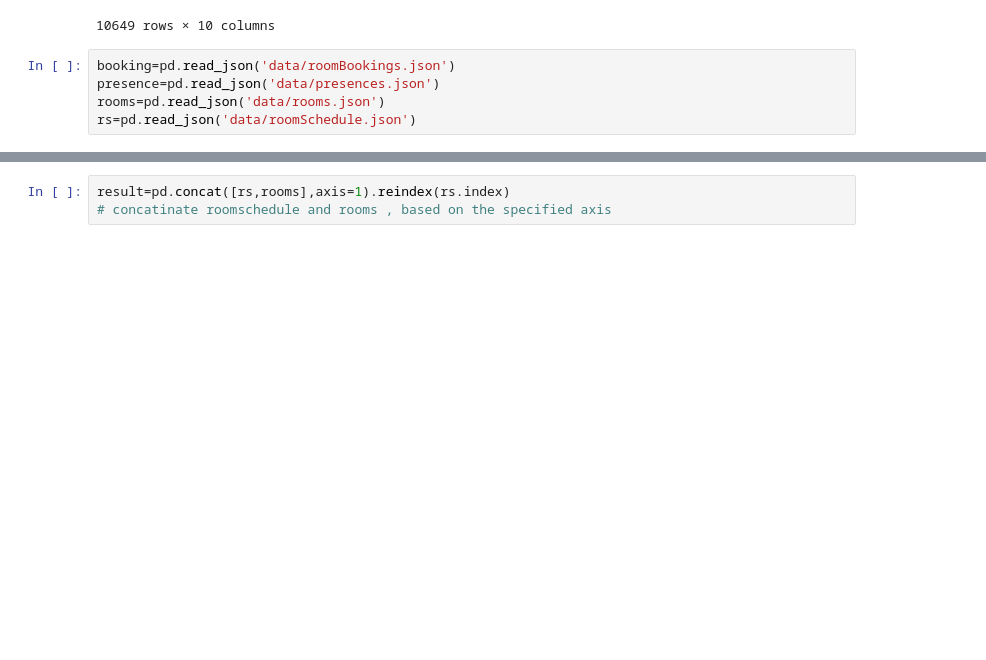
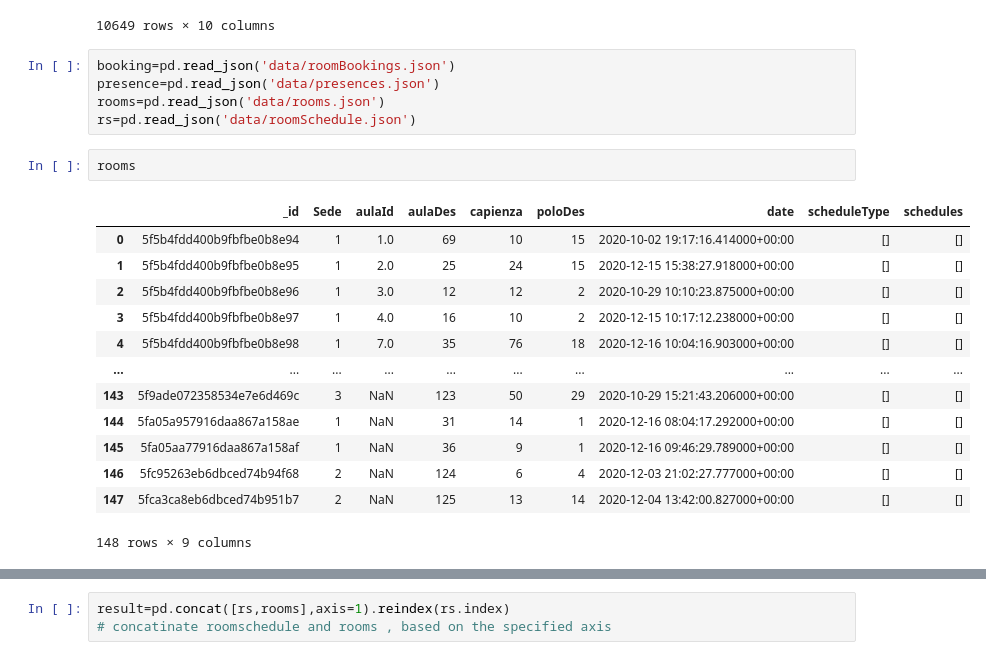
Before and after one commit to NiiColeman/DataAnalytics, a Jupyter notebook: DataCleaning.ipynb, the cells around one changed output, grey strips where cells are left out. Drawn from its saved outputs; the diff is of its cells as text; blank space fills up the shorter version.

```diff
--- a/DataCleaning.ipynb
+++ b/DataCleaning.ipynb
@@ -111,3 +112,19 @@ booking=pd.read_json('data/roomBookings.json')
 presence=pd.read_json('data/presences.json')
 rooms=pd.read_json('data/rooms.json')
 rs=pd.read_json('data/roomSchedule.json')
+# %%
+rooms
+# %% [output]
+|  | _id | Sede | aulaId | aulaDes | capienza | poloDes | date | scheduleType | schedules |
+| 0 | 5f5b4fdd400b9fbfbe0b8e94 | 1 | 1.0 | 69 | 10 | 15 | 2020-10-02 19:17:16.414000+00:00 | [] | [] |
+| 1 | 5f5b4fdd400b9fbfbe0b8e95 | 1 | 2.0 | 25 | 24 | 15 | 2020-12-15 15:38:27.918000+00:00 | [] | [] |
+| 2 | 5f5b4fdd400b9fbfbe0b8e96 | 1 | 3.0 | 12 | 12 | 2 | 2020-10-29 10:10:23.875000+00:00 | [] | [] |
+| 3 | 5f5b4fdd400b9fbfbe0b8e97 | 1 | 4.0 | 16 | 10 | 2 | 2020-12-15 10:17:12.238000+00:00 | [] | [] |
+| 4 | 5f5b4fdd400b9fbfbe0b8e98 | 1 | 7.0 | 35 | 76 | 18 | 2020-12-16 10:04:16.903000+00:00 | [] | [] |
+| ... | ... | ... | ... | ... | ... | ... | ... | ... | ... |
+| 143 | 5f9ade072358534e7e6d469c | 3 | NaN | 123 | 50 | 29 | 2020-10-29 15:21:43.206000+00:00 | [] | [] |
+| 144 | 5fa05a957916daa867a158ae | 1 | NaN | 31 | 14 | 1 | 2020-12-16 08:04:17.292000+00:00 | [] | [] |
+| 145 | 5fa05aa77916daa867a158af | 1 | NaN | 36 | 9 | 1 | 2020-12-16 09:46:29.789000+00:00 | [] | [] |
+| 146 | 5fc95263eb6dbced74b94f68 | 2 | NaN | 124 | 6 | 4 | 2020-12-03 21:02:27.777000+00:00 | [] | [] |
+| 147 | 5fca3ca8eb6dbced74b951b7 | 2 | NaN | 125 | 13 | 14 | 2020-12-04 13:42:00.827000+00:00 | [] | [] |
+148 rows × 9 columns
```
Also changed, not shown: parts of 12 cells of this notebook, 7 other files.
